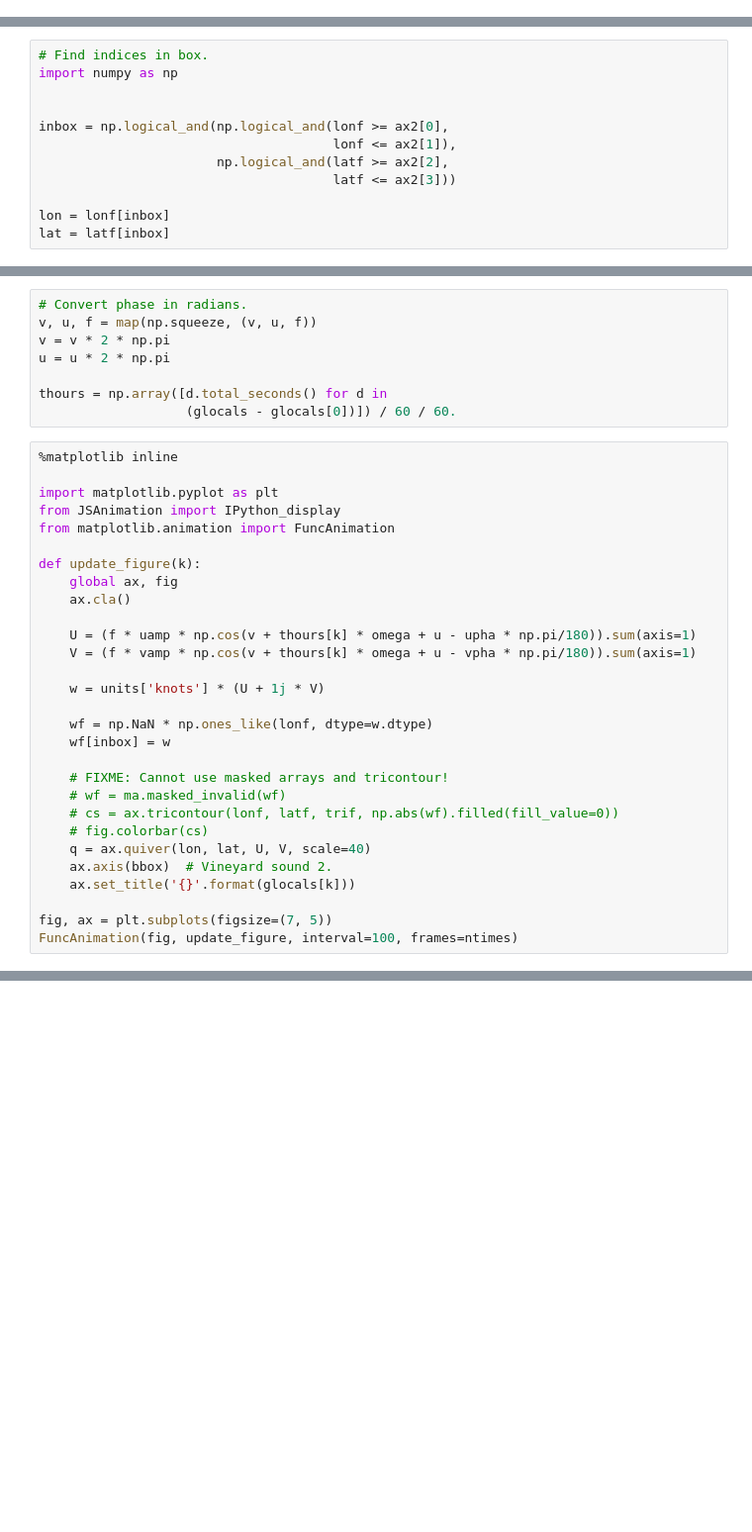
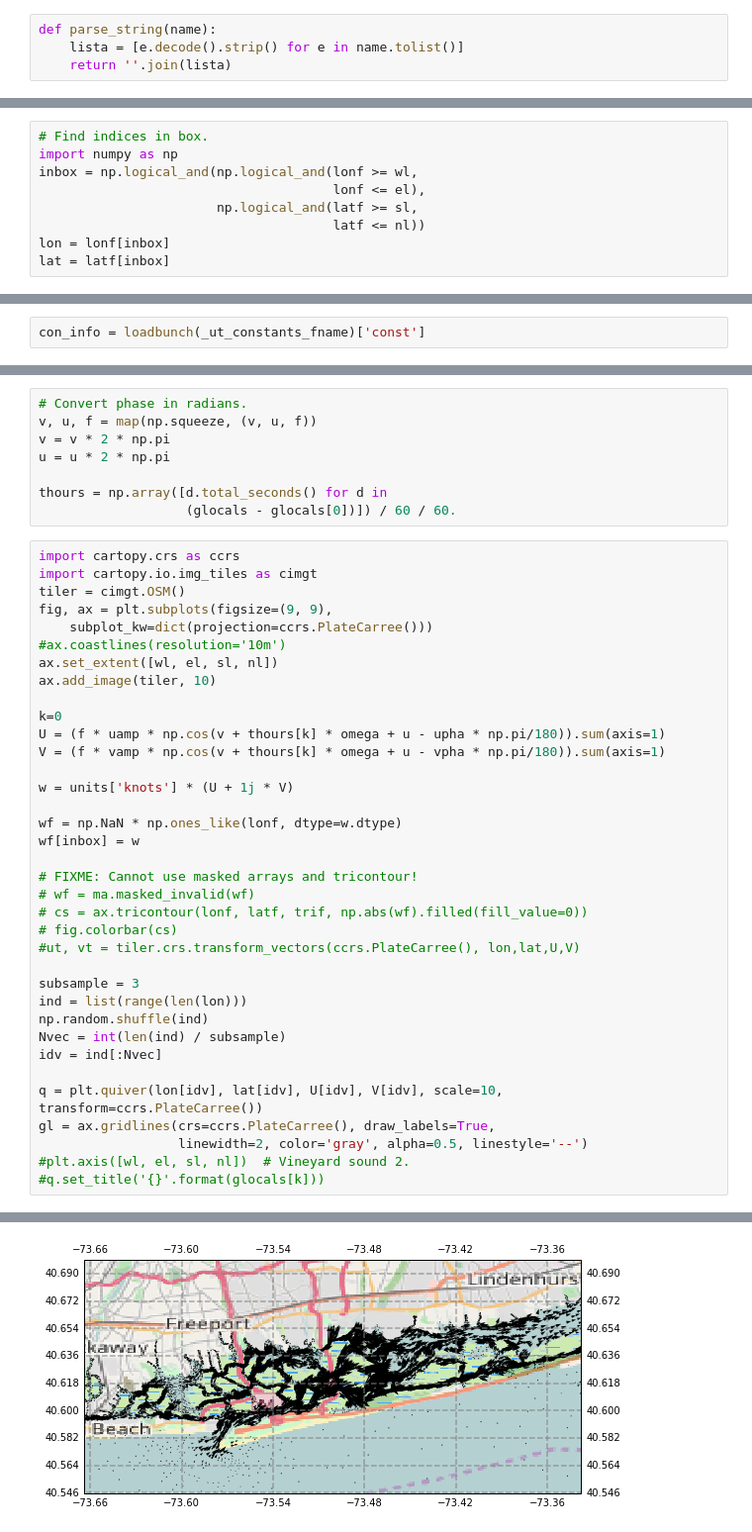
Before and after one commit to rsignell-usgs/tri_tide_movie, a Jupyter notebook: python/tri_tide_movie.ipynb, the cells around one changed output, grey strips where cells are left out. Shown at 99% size. Saved outputs shown, nothing was run; the diff lists cells and outputs as text; blank space fills up the shorter version.

```diff
--- a/python/tri_tide_movie.ipynb
+++ b/python/tri_tide_movie.ipynb
@@ -50,3 +69,7 @@ dt = 1.0  # Hours.
 glocals = date_range(start, stop, freq='1H').to_pydatetime()
 
 ntimes = len(glocals)
+# %%
+def parse_string(name):
+    lista = [e.decode().strip() for e in name.tolist()]
+    return ''.join(lista)
@@ -73,12 +93,9 @@ trif = Delaunay(zip(lonf, latf)).vertices
 # %%
 # Find indices in box.
 import numpy as np
-
-
-inbox = np.logical_and(np.logical_and(lonf >= ax2[0],
-                                      lonf <= ax2[1]),
-                       np.logical_and(latf >= ax2[2],
-                                      latf <= ax2[3]))
-
+inbox = np.logical_and(np.logical_and(lonf >= wl,
+                                      lonf <= el),
+                       np.logical_and(latf >= sl,
+                                      latf <= nl))
 lon = lonf[inbox]
 lat = latf[inbox]
@@ -97,3 +106,5 @@ con_info = loadmatbunch(_ut_constants_fname)['const']
+# %%
+con_info = loadbunch(_ut_constants_fname)['const']
 # %%
 # Find the indices of the tidal constituents.
 
@@ -169,32 +179,39 @@ u = u * 2 * np.pi
 thours = np.array([d.total_seconds() for d in
                    (glocals - glocals[0])]) / 60 / 60.
 # %%
-%matplotlib inline
+import cartopy.crs as ccrs
+import cartopy.io.img_tiles as cimgt
+tiler = cimgt.OSM()
+fig, ax = plt.subplots(figsize=(9, 9),
+    subplot_kw=dict(projection=ccrs.PlateCarree()))
+#ax.coastlines(resolution='10m')
+ax.set_extent([wl, el, sl, nl])
+ax.add_image(tiler, 10)
 
-import matplotlib.pyplot as plt
-from JSAnimation import IPython_display
-from matplotlib.animation import FuncAnimation
+k=0
+U = (f * uamp * np.cos(v + thours[k] * omega + u - upha * np.pi/180)).sum(axis=1)
+V = (f * vamp * np.cos(v + thours[k] * omega + u - vpha * np.pi/180)).sum(axis=1)
 
-def update_figure(k):
-    global ax, fig
-    ax.cla()
+w = units['knots'] * (U + 1j * V)
 
-    U = (f * uamp * np.cos(v + thours[k] * omega + u - upha * np.pi/180)).sum(axis=1)
-    V = (f * vamp * np.cos(v + thours[k] * omega + u - vpha * np.pi/180)).sum(axis=1)
+wf = np.NaN * np.ones_like(lonf, dtype=w.dtype)
+wf[inbox] = w
 
-    w = units['knots'] * (U + 1j * V)
+# FIXME: Cannot use masked arrays and tricontour!
+# wf = ma.masked_invalid(wf)
+# cs = ax.tricontour(lonf, latf, trif, np.abs(wf).filled(fill_value=0))
+# fig.colorbar(cs)
+#ut, vt = tiler.crs.transform_vectors(ccrs.PlateCarree(), lon,lat,U,V)
 
-    wf = np.NaN * np.ones_like(lonf, dtype=w.dtype)
-    wf[inbox] = w
+subsample = 3
+ind = list(range(len(lon)))
+np.random.shuffle(ind)
+Nvec = int(len(ind) / subsample)
+idv = ind[:Nvec]
 
-    # FIXME: Cannot use masked arrays and tricontour!
-    # wf = ma.masked_invalid(wf)
-    # cs = ax.tricontour(lonf, latf, trif, np.abs(wf).filled(fill_value=0))
-    # fig.colorbar(cs)
-    q = ax.quiver(lon, lat, U, V, scale=40)
-    ax.axis(bbox)  # Vineyard sound 2.
-    ax.set_title('{}'.format(glocals[k]))
-
-fig, ax = plt.subplots(figsize=(7, 5))
-FuncAnimation(fig, update_figure, interval=100, frames=ntimes)
+q = plt.quiver(lon[idv], lat[idv], U[idv], V[idv], scale=10, transform=ccrs.PlateCarree())
+gl = ax.gridlines(crs=ccrs.PlateCarree(), draw_labels=True,
+                  linewidth=2, color='gray', alpha=0.5, linestyle='--')
+#plt.axis([wl, el, sl, nl])  # Vineyard sound 2.
+#q.set_title('{}'.format(glocals[k]))
 # %% [output]
@@ -201,0 +218 @@ FuncAnimation(fig, update_figure, interval=100, frames=ntimes)
+[figure, added]
```
Also changed, not shown: parts of 26 cells of this notebook, 3 other files.
